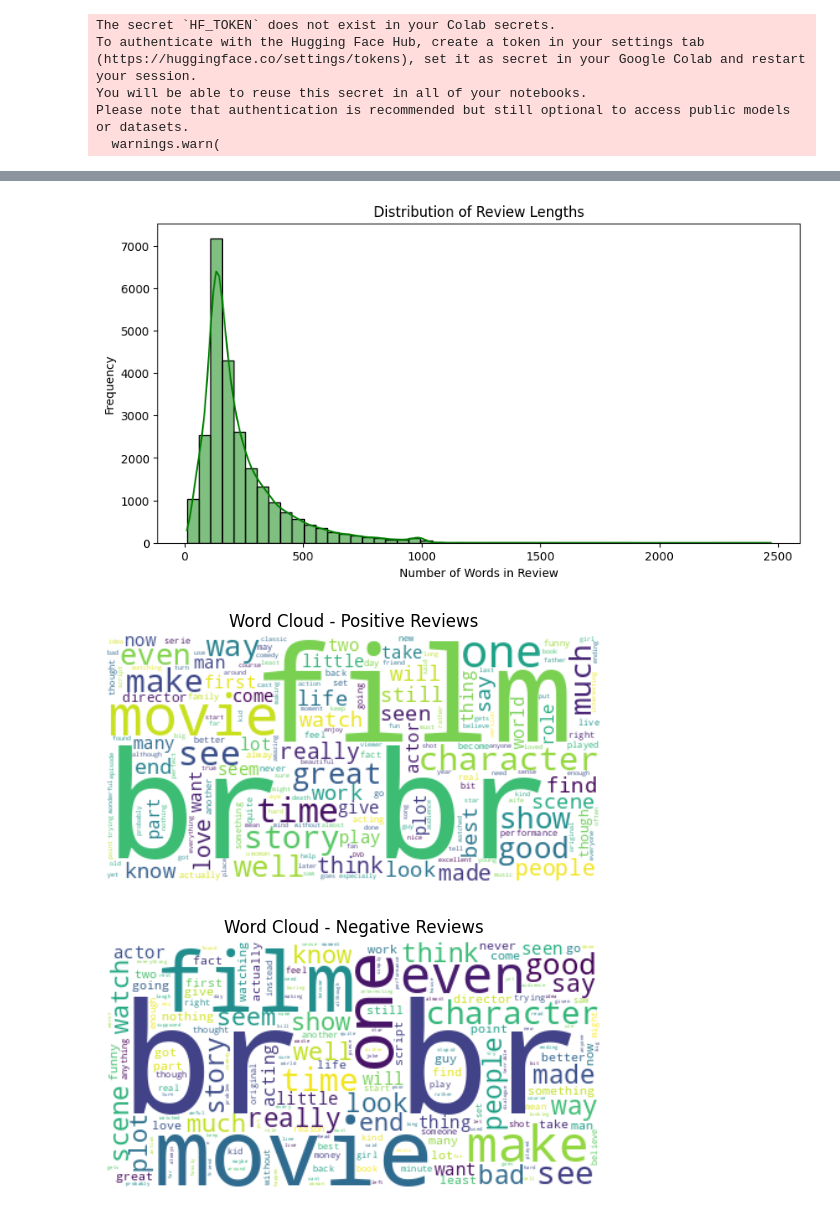
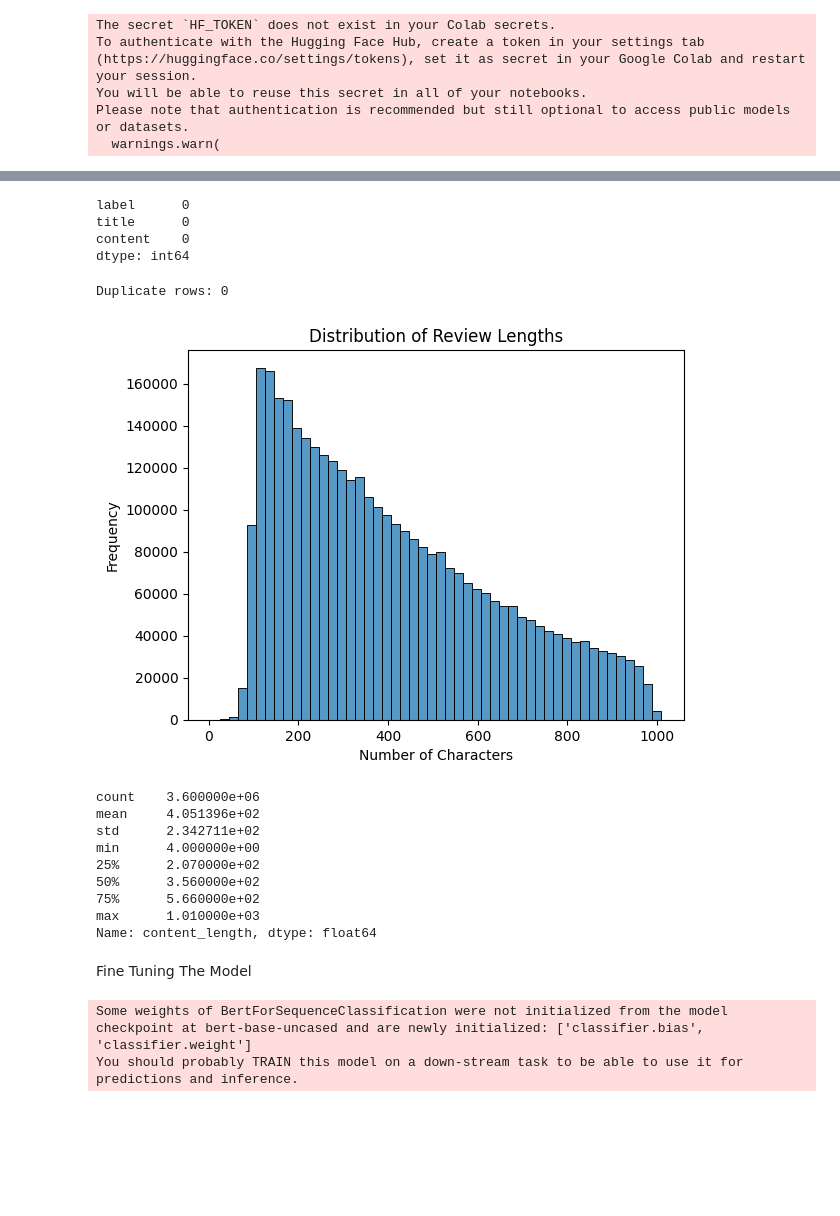
Before and after one commit to SHARONZACHARIA/LLM, a Jupyter notebook: BERT_LLM_Assignment.ipynb, the cells around one changed output, grey strips where cells are left out. Saved outputs shown, nothing was run; the diff lists cells and outputs as text; code cells hidden in the pictures; blank space fills up the shorter version.

Commit message:
updated the datasert with amazon poloarity

```diff
--- a/BERT_LLM_Assignment.ipynb
+++ b/BERT_LLM_Assignment.ipynb
@@ -24,7 +11,7 @@ import matplotlib.pyplot as plt
 import seaborn as sns
 # %%
 # Load the IMDB dataset from HuggingFace
-dataset = load_dataset("imdb")
+dataset = load_dataset("amazon_polarity")
 # %% [output]
 The secret `HF_TOKEN` does not exist in your Colab secrets.
 To authenticate with the Hugging Face Hub, create a token in your settings tab (https://huggingface.co/settings/tokens), set it as secret in your Google Colab and restart your session.
@@ -93,0 +34,9 @@ Passing `palette` without assigning `hue` is deprecated and will be removed in v
+# %%
+# Convert entire train split (can be big, so here we sample for EDA)
+df = dataset['train'].to_pandas()
+
+# Check columns
+print(df.columns)
+
+# Preview data
+print(df.head())
@@ -94,34 +72,39 @@ Passing `palette` without assigning `hue` is deprecated and will be removed in v
+# %%
+# Check nulls
+print(df.isnull().sum())
+# %% [output]
+label      0
+title      0
+content    0
+dtype: int64
+# %%
+# Check duplicates
+print("Duplicate rows:", df.duplicated().sum())
+# %% [output]
+Duplicate rows: 0
 # %%
-df['review_length'] = df['text'].apply(lambda x: len(x.split()))
+# Add length column
+df['content_length'] = df['content'].apply(len)
 
-plt.figure(figsize=(10, 5))
-sns.histplot(df['review_length'], bins=50, kde=True, color='green')
+# Plot histogram
+sns.histplot(df['content_length'], bins=50)
 plt.title('Distribution of Review Lengths')
-plt.xlabel('Number of Words in Review')
+plt.xlabel('Number of Characters')
 plt.ylabel('Frequency')
 plt.show()
+
+# Print some stats
+print(df['content_length'].describe())
 # %% [output]
-[figure, old version]
+[figure, new version]
+count    3.600000e+06
+mean     4.051396e+02
+std      2.342711e+02
+min      4.000000e+00
+25%      2.070000e+02
+50%      3.560000e+02
+75%      5.660000e+02
+max      1.010000e+03
+Name: content_length, dtype: float64
-# %%
-!pip install wordcloud --quiet
-from wordcloud import WordCloud
-
-positive_text = " ".join(df[df['label'] == 1]['text'].tolist())
-negative_text = " ".join(df[df['label'] == 0]['text'].tolist())
-
-# Positive
-wordcloud = WordCloud(max_words=200, background_color='white').generate(positive_text)
-plt.imshow(wordcloud, interpolation='bilinear')
-plt.axis('off')
-plt.title("Word Cloud - Positive Reviews")
-plt.show()
-
-# Negative
-wordcloud = WordCloud(max_words=200, background_color='white').generate(negative_text)
-plt.imshow(wordcloud, interpolation='bilinear')
-plt.axis('off')
-plt.title("Word Cloud - Negative Reviews")
-plt.show()
-# %% [output]
-[figure, removed]
-[figure, removed]
+# %% [markdown]
+Fine Tuning The Model
@@ -127,0 +139,8 @@ plt.show()
+# %%
+model = AutoModelForSequenceClassification.from_pretrained(
+    model_checkpoint,
+    num_labels=2
+)
+# %% [output]
+Some weights of BertForSequenceClassification were not initialized from the model checkpoint at bert-base-uncased and are newly initialized: ['classifier.bias', 'classifier.weight']
+You should probably TRAIN this model on a down-stream task to be able to use it for predictions and inference.
```
Also changed, not shown: parts of 16 cells of this notebook, 1 other file.
